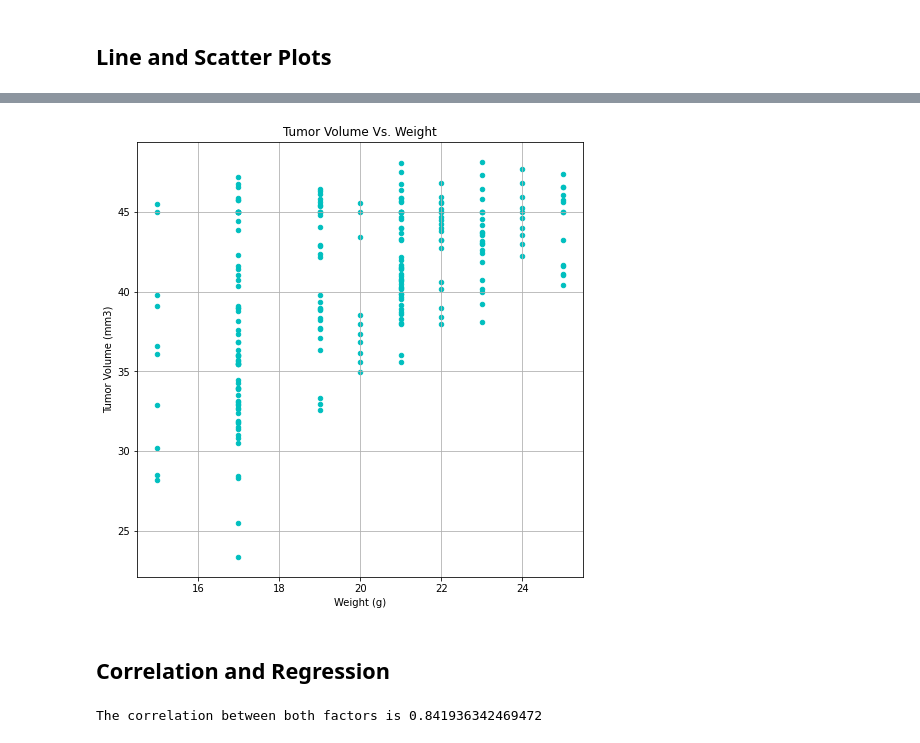
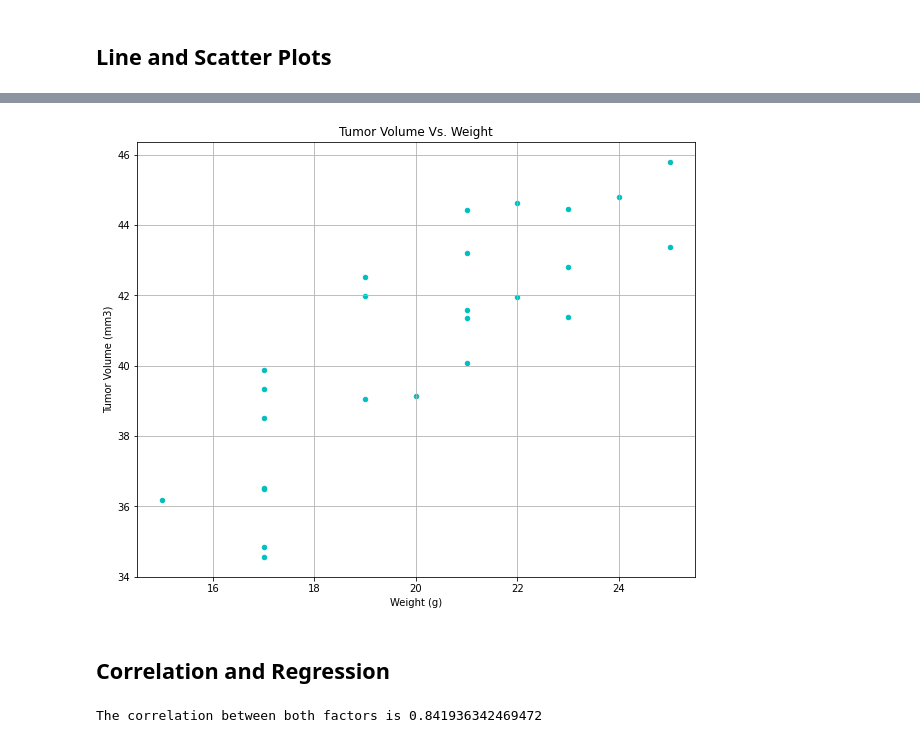
Before and after one commit to kaylajgranados/Pharmaceutical-Treatment-Testing, a Jupyter notebook: pymaceuticals.ipynb, the cells around one changed output, grey strips where cells are left out. Saved outputs shown, nothing was run; the diff lists cells and outputs as text; code cells hidden in the pictures.

```diff
--- a/pymaceuticals.ipynb
+++ b/pymaceuticals.ipynb
@@ -318,22 +298,27 @@ plt.show()
 # %% [markdown]
 ## Line and Scatter Plots
 # %%
-#The duplicates dropped isn't working because the duplicates dropped dataframe turned timepoint to zero... I changed to to mousestudycomplete
+# Generate a line plot of tumor volume vs. time point for a mouse treated with Capomulin
 
-# Generate a line plot of tumor volume vs. time point for a mouse treated with Capomulin
-capomulin_treatment = clean_df.loc[mouse_study_complete["Drug Regimen"]== "Capomulin"]
+# Use loc to find rows for Capomuling Drug Regimen
+capomulin_treatment = mouse_study_complete.loc[mouse_study_complete["Drug Regimen"]== "Capomulin"]
+
+# Use loc to identify a mouse treated with Capomulin
 mouse_treatment = capomulin_treatment.loc[capomulin_treatment["Mouse ID"]== "s185"]
-# capomulin_treatment["Mouse ID"].value_counts()
-capomulin_treatment
 
+# Create line plot
 plt.plot(mouse_treatment["Timepoint"], mouse_treatment["Tumor Volume (mm3)"], color='turquoise')
+
+# Set labels
 plt.xlabel("Tumor Volume mm3")
 plt.ylabel("Timepoint")
+plt.title("Tumor Volume vs Time Point for Mouse s185")
+
+# Set limits and size
 plt.xlim([0,40])
 plt.ylim([0,50])
-#Rename about what this chart is actually showing
-plt.title("Tumor Volume vs Time Point for Mouse s185")
+plt.figure(figsize=(10,8))
+
+# Show plot
 plt.show()
-
-#Change size of the chart
 # %% [output]
@@ -350,34 +327,20 @@ NameError: name 'clean_df' is not defined
 # %%
 # Generate a scatter plot of average tumor volume vs. mouse weight for the Capomulin regimen
-capomulin_treatment = grouped_mouse_data.loc[grouped_mouse_data["Drug Regimen"]== "Capomulin"]
+
+# Find mean for each mouse in Capomulin treatment df
 capomulin_average = capomulin_treatment.groupby(["Mouse ID"]).mean()
 
-capomulin_treatment.plot(kind="scatter", x="Weight (g)", y="Tumor Volume (mm3)", grid=True, figsize=(8,8), title="Tumor Volume Vs. Weight", color='c')
+# Create scatter plot
+scatter_plot = capomulin_average.plot(kind="scatter", x="Weight (g)", y="Tumor Volume (mm3)", grid=True, figsize=(10,8), title="Tumor Volume Vs. Weight", color='c')
 plt.show()
-
-#Change size of the chart
 # %% [output]
-[figure, old version]
+[figure, new version]
 # %% [markdown]
 ## Correlation and Regression
-# %%
-# Calculate the correlation coefficient and linear regression model
-# for mouse weight and average tumor volume for the Capomulin regimen
-
-# code from help with class
-# income = mouse_study_complete.iloc[:,1]
-# measles = mouse_study_complete.iloc[:,12]
-# correlation = st.pearsonr(income,measles)
-# plt.scatter(income,measles)
-# plt.xlabel('Income Per Capita')
-# plt.ylabel('% Measles Immunization')
-# print(f"The correlation between both factors is {round(correlation[0],2)}")
-# plt.show()
-
-#correlation coefficient
-
-correlation = capomulin_average["Tumor Volume (mm3)"].corr(capomulin_average["Weight (g)"], method="pearson")
-print(f"The correlation between both factors is {correlation}")
-# %% [output]
-The correlation between both factors is 0.841936342469472
+# %%
+#Calculate the correlation coefficicent
+correlation = capomulin_average["Tumor Volume (mm3)"].corr(capomulin_average["Weight (g)"], method="pearson")
+print(f"The correlation between both factors is {correlation}")
+# %% [output]
+The correlation between both factors is 0.841936342469472
 # %%
```
Also changed, not shown: parts of 9 cells of this notebook, 1 other file.
